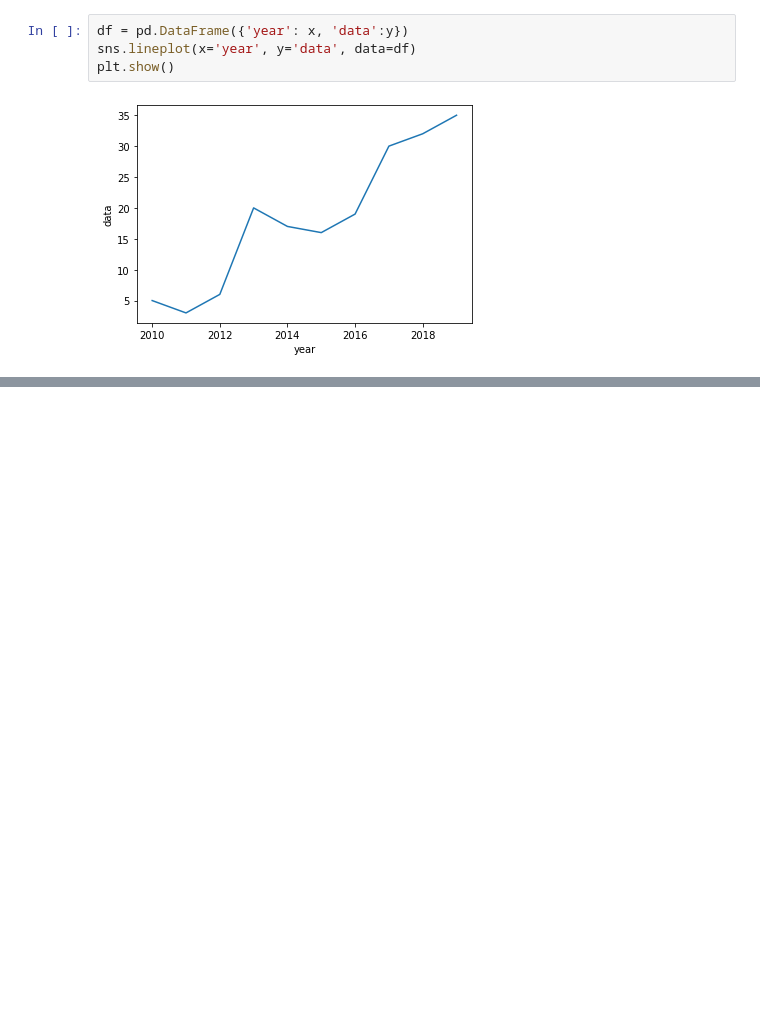
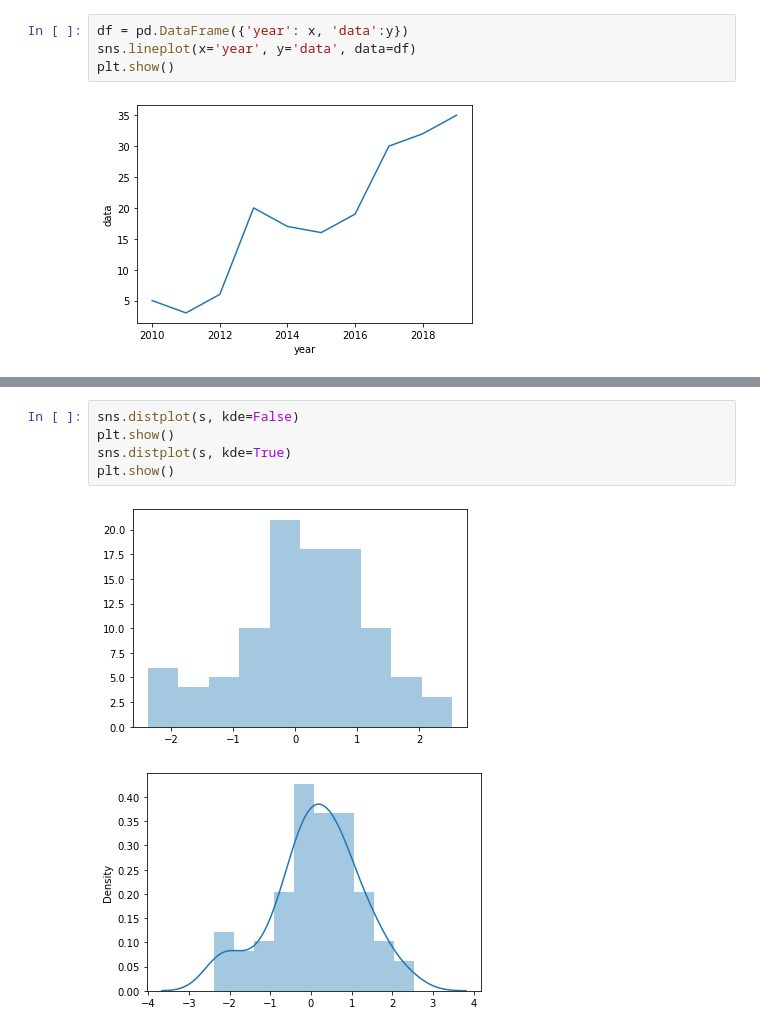
Before and after one commit to binblee/da, a Jupyter notebook: visualization/play.ipynb, the cells around one changed output, grey strips where cells are left out. Drawn from its saved outputs; the diff is of its cells as text; blank space fills up the shorter version.

```diff
--- a/visualization/play.ipynb
+++ b/visualization/play.ipynb
@@ -38,0 +48,8 @@ plt.show()
+# %%
+sns.distplot(s, kde=False)
+plt.show()
+sns.distplot(s, kde=True)
+plt.show()
+# %% [output]
+[figure, added]
+[figure, added]
```
Also changed, not shown: parts of 4 cells of this notebook.
